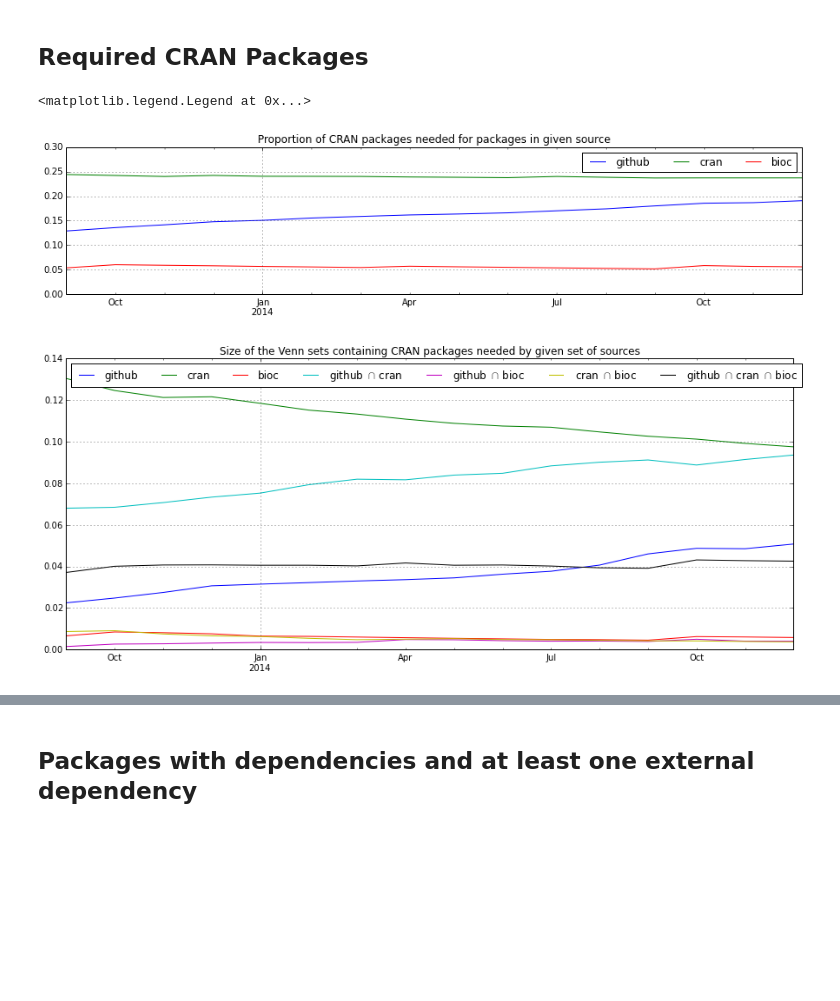
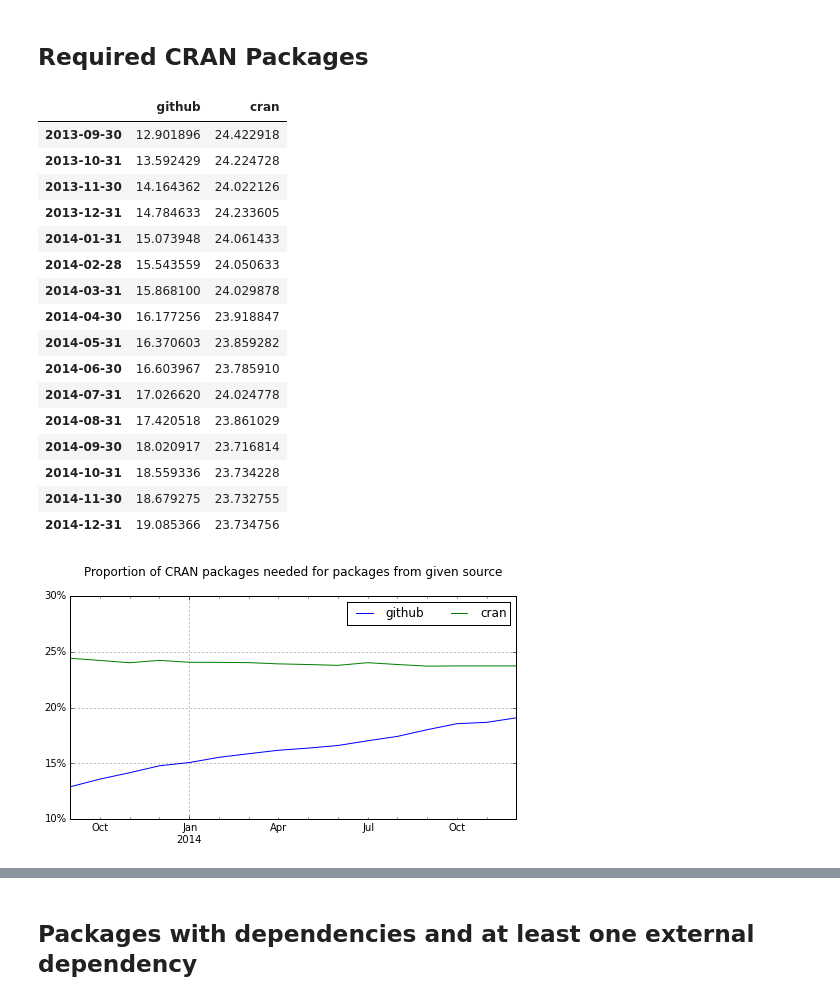
Before and after one commit to maelick/GitHub-API-Helpers, a Jupyter notebook: ICSME2015/notebooks/Dependencies - Required Packages.ipynb, the cells around one changed output, grey strips where cells are left out. Cells and saved outputs as stored; diff of their text form; code cells hidden in the pictures; blank space fills up the shorter version.

```diff
--- a/ICSME2015/notebooks/Dependencies - Required Packages.ipynb
+++ b/ICSME2015/notebooks/Dependencies - Required Packages.ipynb
@@ -15,7 +15,7 @@ from IPython.display import set_matplotlib_formats
 deps = reload(deps)
 
 data = pandas.DataFrame.from_csv('../data/github-cran-bioc-alldata.csv', index_col=None)
-sources = ['github', 'cran', 'bioc']
+sources = ['github', 'cran']#, 'bioc']
 # %%
 graphs = OrderedDict()
 for date in pandas.date_range(start='2013-09', end='2015-01', freq='1M'):
@@ -34,52 +90,64 @@ for date, graph in graphs.iteritems():
     for name, package in graph.iteritems():
         if 'cran' in package:
             n += 1
-        for source in package.iterkeys():
+        for source in filter(lambda s: s in sources, package.iterkeys()):
             dependencies = filter(lambda p: p not in deps.R_packages, package[source]['Dependencies'])
             dependencies = filter(lambda p: p in graph and 'cran' in graph[p], dependencies)
 
             for dependency in dependencies:
                 value[source].add(dependency)
 
     data[date] = OrderedDict()
     intersections[date] = OrderedDict()
 
     github = set(value['github'])
     cran = set(value['cran'])
-    bioc = set(value['bioc'])
+    bioc = set(value.get('bioc', []))
 
     venn_sets = [
+        ('overall github', len(github)),
+        ('overall cran', len(cran)),
         ('github', len(github.difference(cran).difference(bioc))),
         ('cran', len(cran.difference(github).difference(bioc))),
         ('bioc', len(bioc.difference(github).difference(cran))),
         ('github $\cap$ cran', len(github.intersection(cran).difference(bioc))),
         ('github $\cap$ bioc', len(github.intersection(bioc).difference(cran))),
         ('cran $\cap$ bioc', len(cran.intersection(bioc).difference(github))),
         ('github $\cap$ cran $\cap$ bioc', len(github.intersection(cran).intersection(bioc)))
     ]
 
     # Proportional
-    venn_sets = map(lambda x: (x[0], x[1] * 1.0 / n), venn_sets)
+    venn_sets = map(lambda x: (x[0], x[1]), venn_sets)
     intersections[date] = OrderedDict(venn_sets)
 
     for source in sources:
-        data[date][source] = len(value[source]) * 1.0 / n
+        data[date][source] = len(value[source]) * 100.0 / n
 
 df = pandas.DataFrame.from_dict(data, orient='index')
 df.index = pandas.to_datetime(df.index)
-df = df.sort_index()
-ax = df.plot(title=u'Proportion of CRAN packages needed for packages in given source',
-                 ylim=(0,0.3),
-                 figsize=(15, 3))
-ax.legend(ncol=3, loc='best')
-
-df = pandas.DataFrame.from_dict(intersections, orient='index')
-df.index = pandas.to_datetime(df.index)
-df = df.sort_index()
-ax = df.plot(title=u'Size of the Venn sets containing CRAN packages needed by given set of sources',
-                 figsize=(15, 6))
-ax.legend(ncol=8, loc='best')
+df = df.sort_index()[['github', 'cran']]
+ax = df.plot(title=u'Proportion of CRAN packages needed for packages from given source\n',
+                 ylim=(10,30),
+                 figsize=(8, 4))
+ax.legend(ncol=2, loc='best')
+ax.set_yticklabels([str(int(v))+'%' for v in ax.get_yticks()])
+df
 # %% [output]
-<matplotlib.legend.Legend at 0x...>
+|  | github | cran |
+| 2013-09-30 | 12.901896 | 24.422918 |
+| 2013-10-31 | 13.592429 | 24.224728 |
+| 2013-11-30 | 14.164362 | 24.022126 |
+| 2013-12-31 | 14.784633 | 24.233605 |
+| 2014-01-31 | 15.073948 | 24.061433 |
+| 2014-02-28 | 15.543559 | 24.050633 |
+| 2014-03-31 | 15.868100 | 24.029878 |
+| 2014-04-30 | 16.177256 | 23.918847 |
+| 2014-05-31 | 16.370603 | 23.859282 |
+| 2014-06-30 | 16.603967 | 23.785910 |
+| 2014-07-31 | 17.026620 | 24.024778 |
+| 2014-08-31 | 17.420518 | 23.861029 |
+| 2014-09-30 | 18.020917 | 23.716814 |
+| 2014-10-31 | 18.559336 | 23.734228 |
+| 2014-11-30 | 18.679275 | 23.732755 |
+| 2014-12-31 | 19.085366 | 23.734756 |
-[figure, old version]
+[figure, new version]
-[figure, removed]
```
Also changed, not shown: parts of 11 cells of this notebook, 2 other files.
